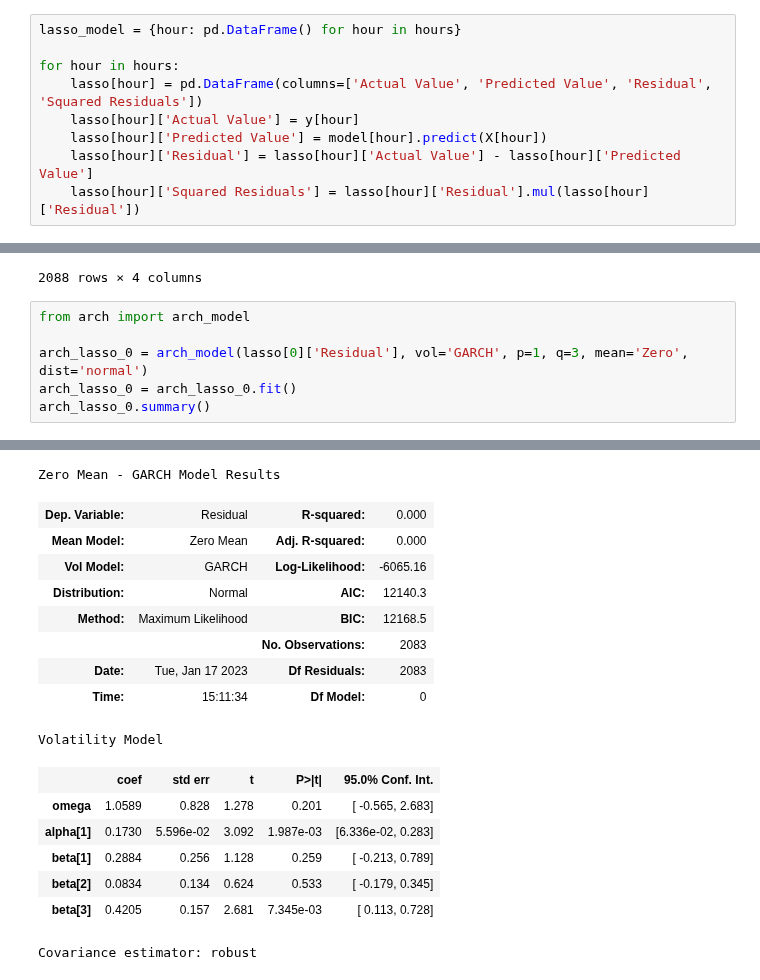
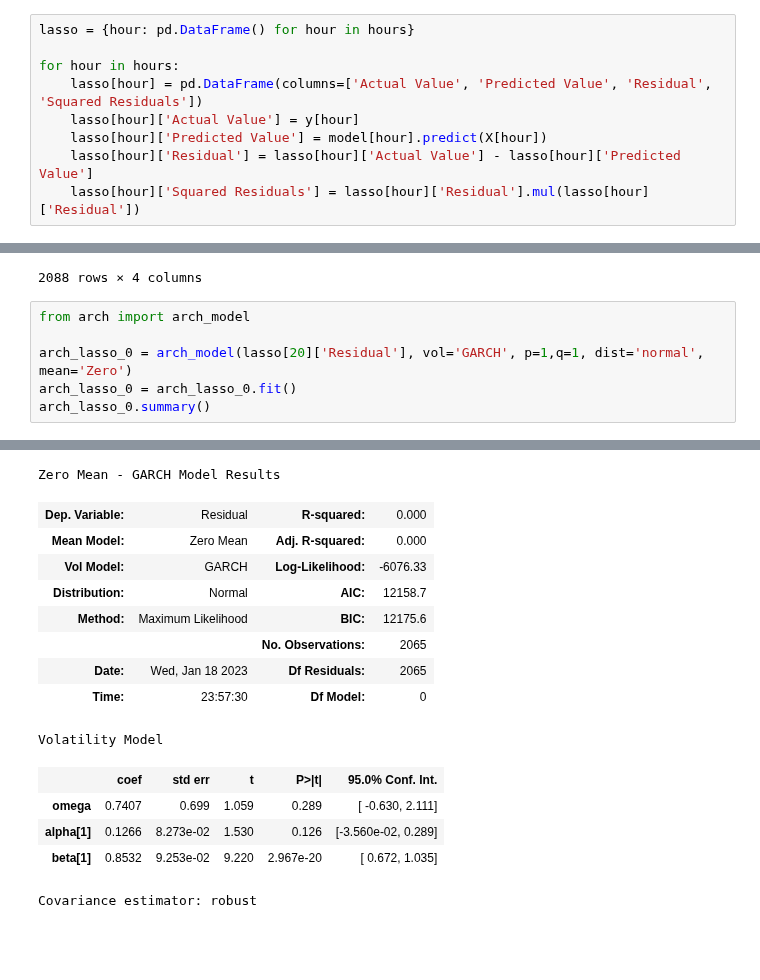
Before and after one commit to KlimisStilp/Price_Timeseries_UK_VScode, a Jupyter notebook: Price Timeseries UK/Totalload_SolarWind_Price_Timeseries.ipynb, the cells around one changed output, grey strips where cells are left out. Cells and saved outputs as stored; diff of their text form; blank space fills up the shorter version.

```diff
--- a/Price Timeseries UK/Totalload_SolarWind_Price_Timeseries.ipynb
+++ b/Price Timeseries UK/Totalload_SolarWind_Price_Timeseries.ipynb
@@ -384,7 +402,7 @@ lasso_1['Predicted Value'] = model[9].predict(X[9])
 lasso_1['Residual'] = lasso_1['Actual Value'] - lasso_1['Predicted Value']
 lasso_1['Squared Residuals'] = lasso_1['Residual'].mul(lasso_1['Residual'])
 # %%
-lasso_model = {hour: pd.DataFrame() for hour in hours}
+lasso = {hour: pd.DataFrame() for hour in hours}
 
 for hour in hours:
     lasso[hour] = pd.DataFrame(columns=['Actual Value', 'Predicted Value', 'Residual', 'Squared Residuals'])
@@ -412,7 +430,7 @@ lasso[15]
 # %%
 from arch import arch_model
 
-arch_lasso_0 = arch_model(lasso[0]['Residual'], vol='GARCH', p=1, q=3, mean='Zero', dist='normal')
+arch_lasso_0 = arch_model(lasso[20]['Residual'], vol='GARCH', p=1,q=1, dist='normal', mean='Zero')
 arch_lasso_0 = arch_lasso_0.fit()
 arch_lasso_0.summary()
 # %% [output]
@@ -438,18 +450,16 @@ Optimization terminated successfully    (Exit mode 0)
 Zero Mean - GARCH Model Results
 | Dep. Variable: | Residual | R-squared: | 0.000 |
 | Mean Model: | Zero Mean | Adj. R-squared: | 0.000 |
-| Vol Model: | GARCH | Log-Likelihood: | -6065.16 |
-| Distribution: | Normal | AIC: | 12140.3 |
-| Method: | Maximum Likelihood | BIC: | 12168.5 |
-|  |  | No. Observations: | 2083 |
-| Date: | Tue, Jan 17 2023 | Df Residuals: | 2083 |
-| Time: | 15:11:34 | Df Model: | 0 |
+| Vol Model: | GARCH | Log-Likelihood: | -6076.33 |
+| Distribution: | Normal | AIC: | 12158.7 |
+| Method: | Maximum Likelihood | BIC: | 12175.6 |
+|  |  | No. Observations: | 2065 |
+| Date: | Wed, Jan 18 2023 | Df Residuals: | 2065 |
+| Time: | 23:57:30 | Df Model: | 0 |
 Volatility Model
 |  | coef | std err | t | P>|t| | 95.0% Conf. Int. |
-| omega | 1.0589 | 0.828 | 1.278 | 0.201 | [ -0.565, 2.683] |
-| alpha[1] | 0.1730 | 5.596e-02 | 3.092 | 1.987e-03 | [6.336e-02, 0.283] |
-| beta[1] | 0.2884 | 0.256 | 1.128 | 0.259 | [ -0.213, 0.789] |
-| beta[2] | 0.0834 | 0.134 | 0.624 | 0.533 | [ -0.179, 0.345] |
-| beta[3] | 0.4205 | 0.157 | 2.681 | 7.345e-03 | [ 0.113, 0.728] |
+| omega | 0.7407 | 0.699 | 1.059 | 0.289 | [ -0.630, 2.111] |
+| alpha[1] | 0.1266 | 8.273e-02 | 1.530 | 0.126 | [-3.560e-02, 0.289] |
+| beta[1] | 0.8532 | 9.253e-02 | 9.220 | 2.967e-20 | [ 0.672, 1.035] |
 Covariance estimator: robust
 # %%
```
Also changed, not shown: parts of 9 cells of this notebook.
